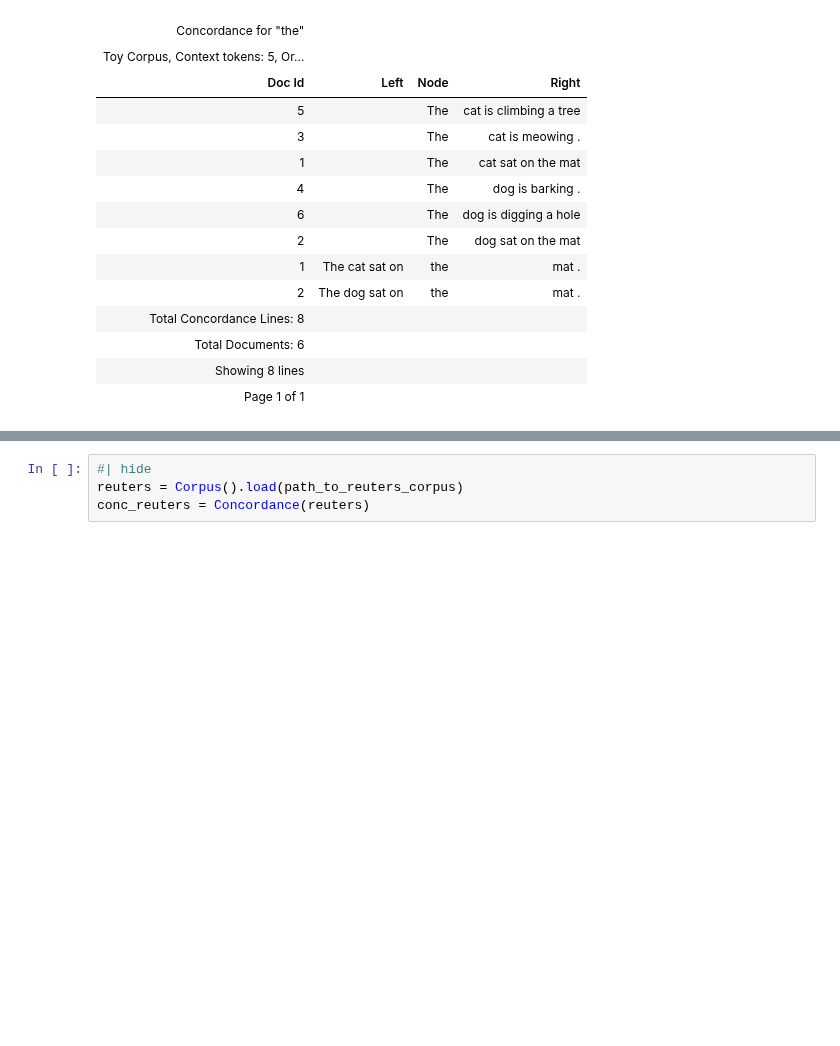
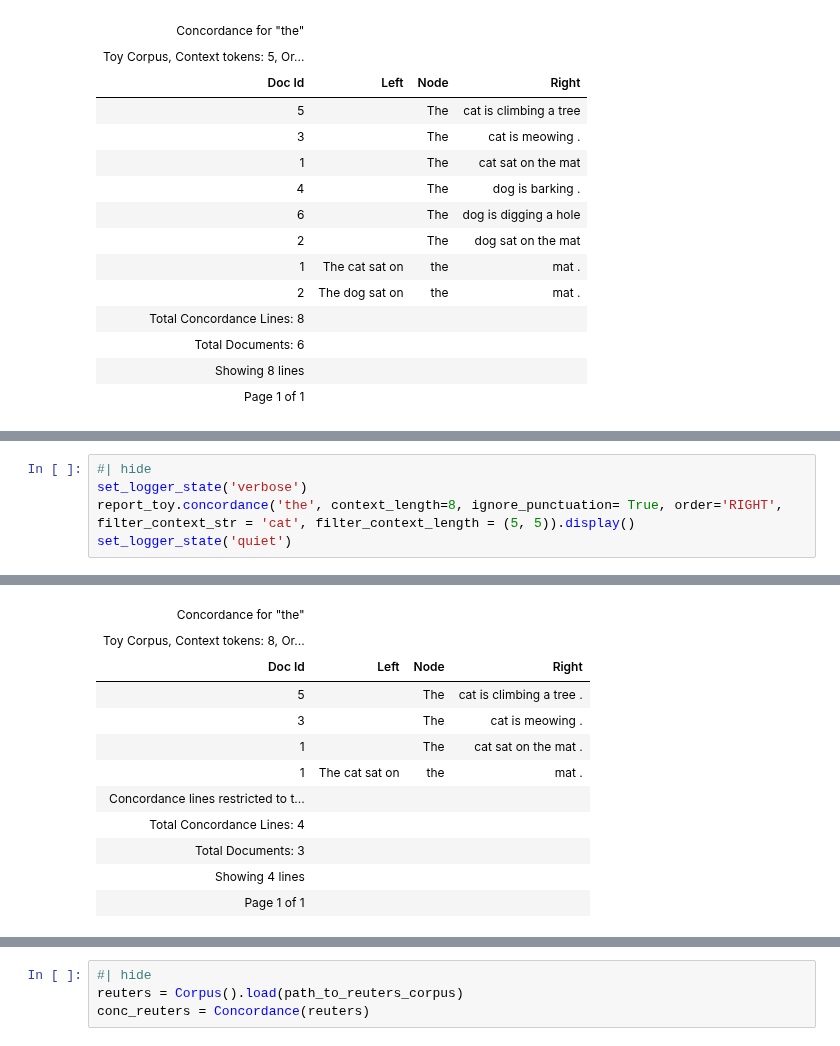
Before and after one commit to polsci/conc, a Jupyter notebook: nbs/api/72_concordance.ipynb, the cells around one changed output, grey strips where cells are left out. Cells and saved outputs as stored; diff of their text form; blank space fills up the shorter version.

```diff
--- a/nbs/api/72_concordance.ipynb
+++ b/nbs/api/72_concordance.ipynb
@@ -362,0 +450,6 @@ report_toy.concordance('the', context_length=5, ignore_punctuation= True, order=
+# %%
+#| hide
+set_logger_state('verbose')
+report_toy.concordance('the', context_length=8, ignore_punctuation= True, order='RIGHT', filter_context_str = 'cat', filter_context_length = (5, 5)).display()
+set_logger_state('quiet')
+# %% [output]
@@ -363,3 +473,15 @@ report_toy.concordance('the', context_length=5, ignore_punctuation= True, order=
+| Concordance for "the" |  |  |  |
+| Toy Corpus, Context tokens: 8, Or... |  |  |  |
+| Doc Id | Left | Node | Right |
+| 5 |  | The | cat is climbing a tree . |
+| 3 |  | The | cat is meowing . |
+| 1 |  | The | cat sat on the mat . |
+| 1 | The cat sat on | the | mat . |
+| Concordance lines restricted to t... |  |  |  |
+| Total Concordance Lines: 4 |  |  |  |
+| Total Documents: 3 |  |  |  |
+| Showing 4 lines |  |  |  |
+| Page 1 of 1 |  |  |  |
 # %%
 #| hide
 set_logger_state('verbose')
```
Also changed, not shown: parts of 8 cells of this notebook, 5 other files.
